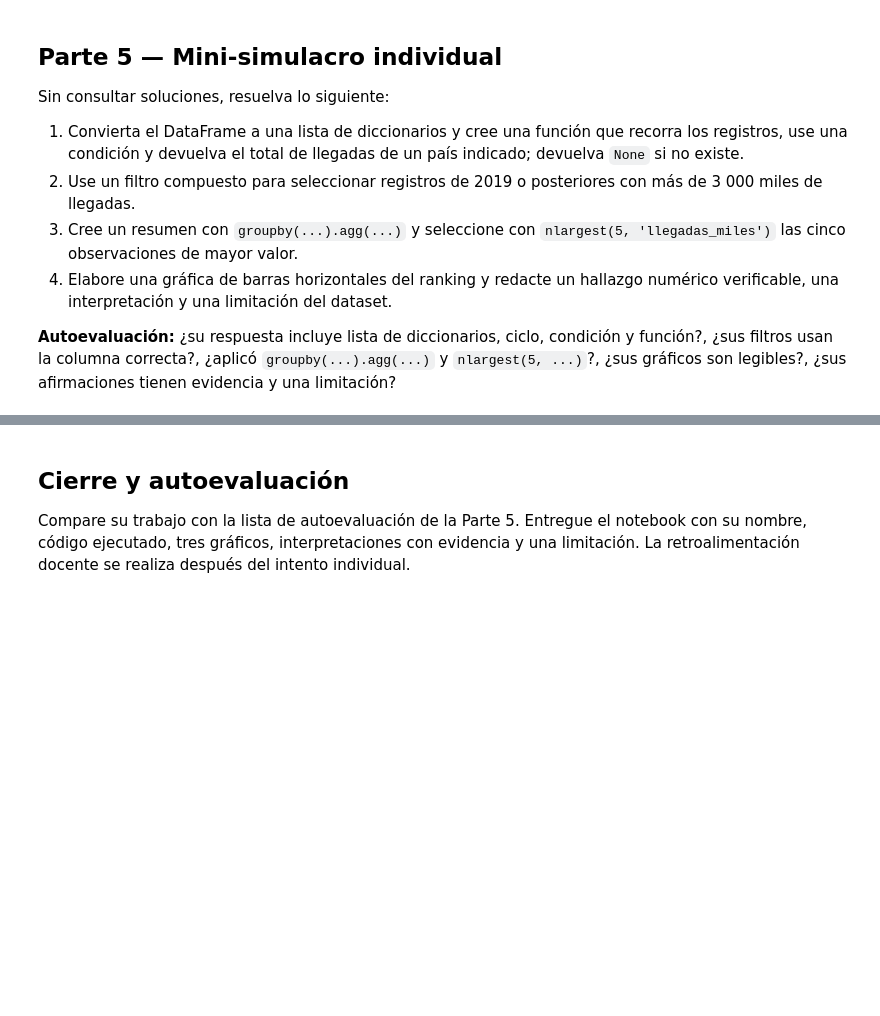
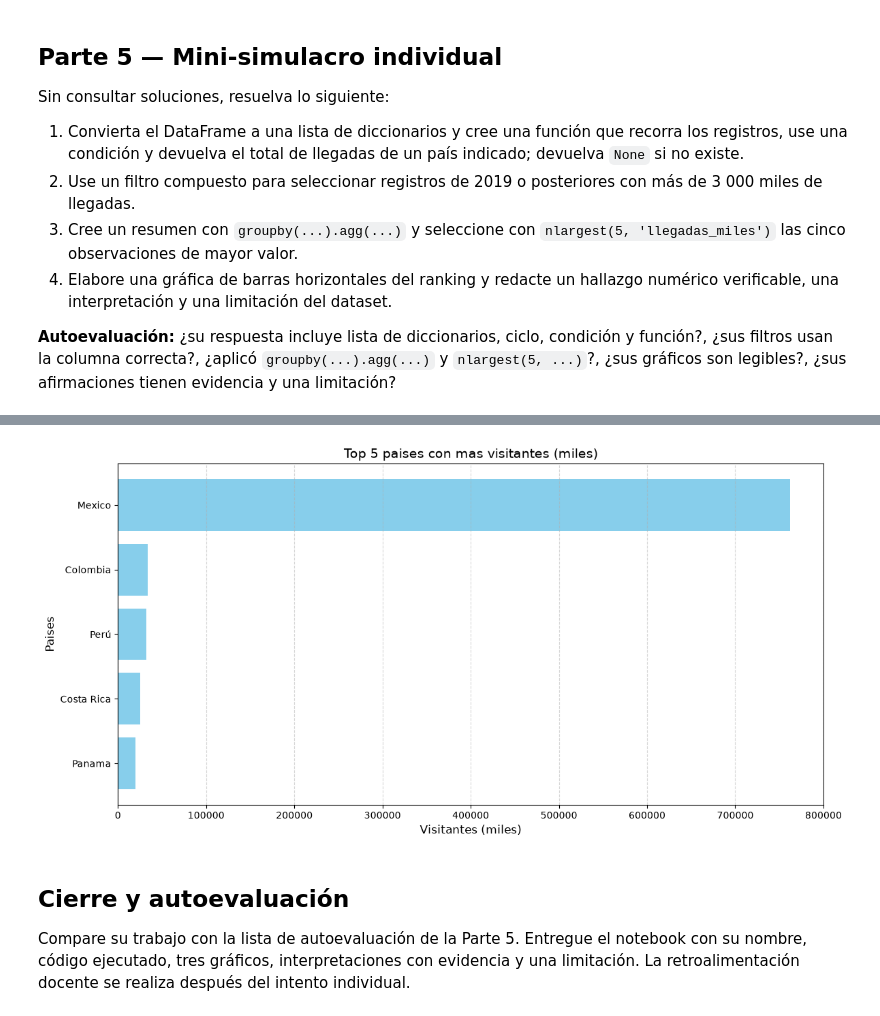
Before and after one commit to KevinDAnalyst/Fundamentos-de-Python, a Jupyter notebook: NOTEBOOKS/clase 13/REPASO_FINAL_TURISMO_INTERNACIONAL_ESTUDIANTE.ipynb, the cells around one changed output, grey strips where cells are left out. Saved outputs shown, nothing was run; the diff lists cells and outputs as text; code cells hidden in the pictures; blank space fills up the shorter version.

```diff
--- a/NOTEBOOKS/clase 13/REPASO_FINAL_TURISMO_INTERNACIONAL_ESTUDIANTE.ipynb
+++ b/NOTEBOOKS/clase 13/REPASO_FINAL_TURISMO_INTERNACIONAL_ESTUDIANTE.ipynb
@@ -276,0 +527,3 @@ Sin consultar soluciones, resuelva lo siguiente:
+# %%
+top_5 = df.groupby('pais').agg({'llegadas_miles':'sum'}).nlargest(5, 'llegadas_miles').reset_index()
+top_5
@@ -277,3 +537,16 @@ Sin consultar soluciones, resuelva lo siguiente:
+# %%
+plt.figure(figsize=(12,6))
+
+plt.barh(top_5['pais'], top_5['llegadas_miles'], color='skyblue')
+plt.title("Top 5 paises con mas visitantes (miles)", fontsize=14, fontweight=14)
+plt.ylabel("Paises", fontsize=12, fontweight=14)
+plt.xlabel("Visitantes (miles)", fontsize=12, fontweight=14)
+plt.grid(axis='x', linestyle='--', alpha=0.5)
+plt.tight_layout()
+plt.gca().invert_yaxis()
+plt.show()
+# %% [output]
+[figure, added]
 # %% [markdown]
 ## Cierre y autoevaluación
 
```
Also changed, not shown: parts of 13 cells of this notebook, 3 other files.
